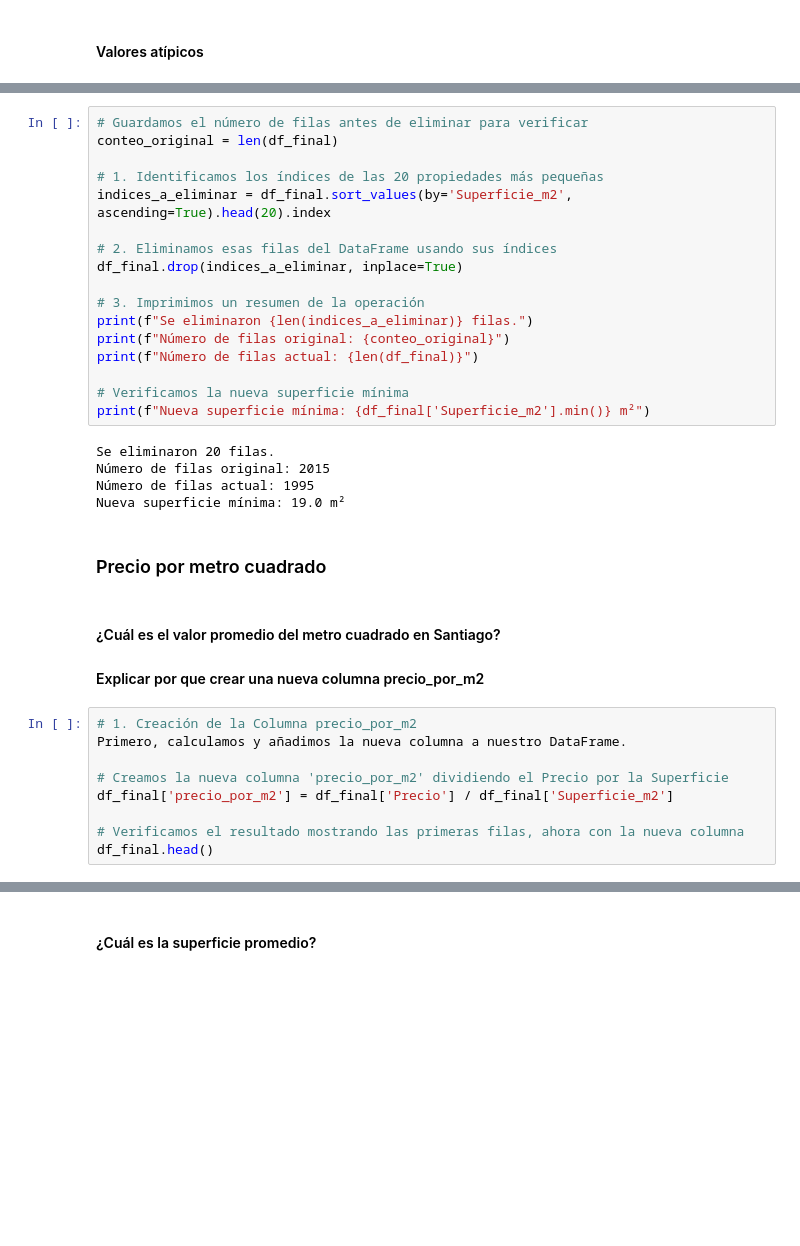
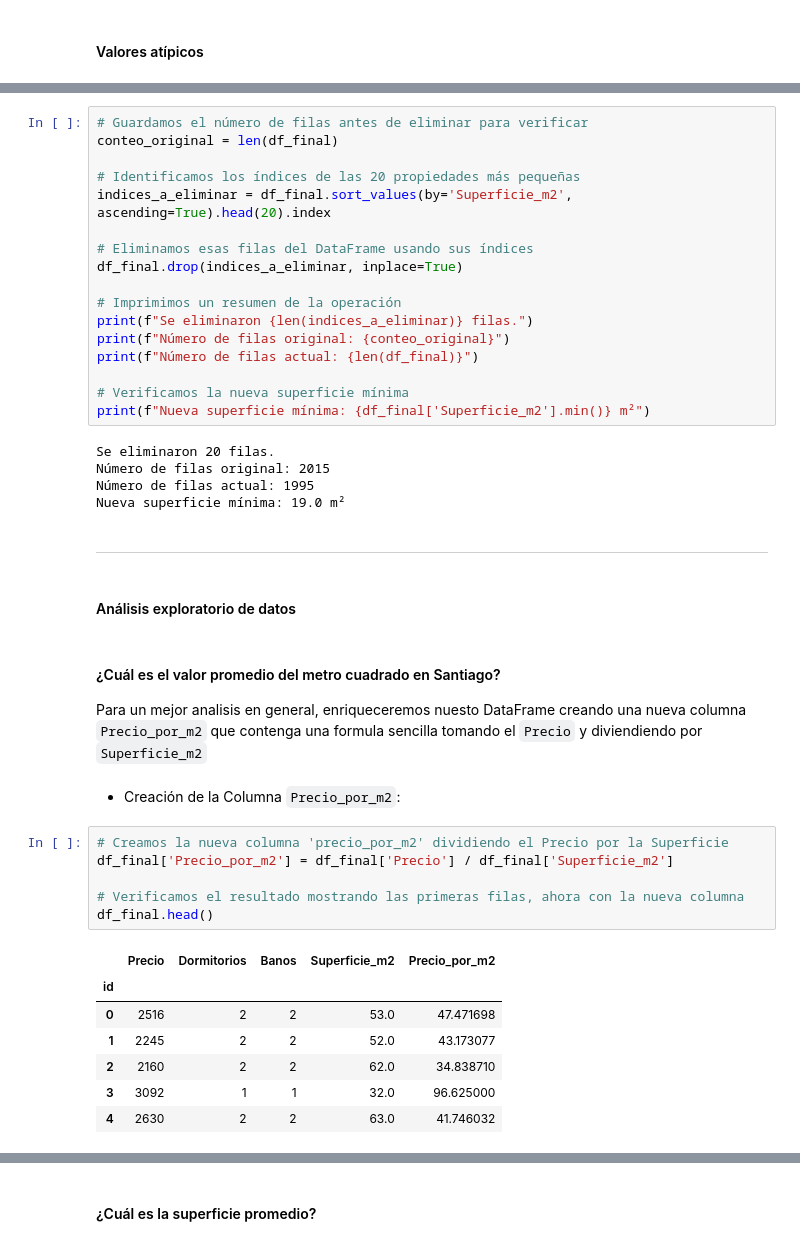
Before and after one commit to Ricardouchub/Web-Scraping-Mercadolibre-Inmuebles, a Jupyter notebook: Parte 2 - Limpieza EDA Charts.ipynb, the cells around one changed output, grey strips where cells are left out. Saved outputs shown, nothing was run; the diff lists cells and outputs as text; blank space fills up the shorter version.

```diff
--- a/Parte 2 - Limpieza EDA Charts.ipynb
+++ b/Parte 2 - Limpieza EDA Charts.ipynb
@@ -531,13 +499,13 @@ Por lógica de analisis, eliminaremos las primeros 20 filas con menor número de
 # Guardamos el número de filas antes de eliminar para verificar
 conteo_original = len(df_final)
 
-# 1. Identificamos los índices de las 20 propiedades más pequeñas
+# Identificamos los índices de las 20 propiedades más pequeñas
 indices_a_eliminar = df_final.sort_values(by='Superficie_m2', ascending=True).head(20).index
 
-# 2. Eliminamos esas filas del DataFrame usando sus índices
+# Eliminamos esas filas del DataFrame usando sus índices
 df_final.drop(indices_a_eliminar, inplace=True)
 
-# 3. Imprimimos un resumen de la operación
+# Imprimimos un resumen de la operación
 print(f"Se eliminaron {len(indices_a_eliminar)} filas.")
 print(f"Número de filas original: {conteo_original}")
 print(f"Número de filas actual: {len(df_final)}")
@@ -550,17 +518,27 @@ Número de filas original: 2015
 Número de filas actual: 1995
 Nueva superficie mínima: 19.0 m²
 # %% [markdown]
-### Precio por metro cuadrado
+---
+# %% [markdown]
+#### Análisis exploratorio de datos
 # %% [markdown]
 #### ¿Cuál es el valor promedio del metro cuadrado en Santiago?
-#### Explicar por que crear una nueva columna precio_por_m2
+
+Para un mejor analisis en general, enriqueceremos nuesto DataFrame creando una nueva columna `Precio_por_m2` que contenga una formula sencilla tomando el `Precio` y diviendiendo por `Superficie_m2`
+# %% [markdown]
+* Creación de la Columna `Precio_por_m2`:
 # %%
-# 1. Creación de la Columna precio_por_m2
-Primero, calculamos y añadimos la nueva columna a nuestro DataFrame.
-
 # Creamos la nueva columna 'precio_por_m2' dividiendo el Precio por la Superficie
-df_final['precio_por_m2'] = df_final['Precio'] / df_final['Superficie_m2']
+df_final['Precio_por_m2'] = df_final['Precio'] / df_final['Superficie_m2']
 
 # Verificamos el resultado mostrando las primeras filas, ahora con la nueva columna
 df_final.head()
+# %% [output]
+|  | Precio | Dormitorios | Banos | Superficie_m2 | Precio_por_m2 |
+| id |  |  |  |  |  |
+| 0 | 2516 | 2 | 2 | 53.0 | 47.471698 |
+| 1 | 2245 | 2 | 2 | 52.0 | 43.173077 |
+| 2 | 2160 | 2 | 2 | 62.0 | 34.838710 |
+| 3 | 3092 | 1 | 1 | 32.0 | 96.625000 |
+| 4 | 2630 | 2 | 2 | 63.0 | 41.746032 |
 # %% [markdown]
```
Also changed, not shown: parts of 47 cells of this notebook.
